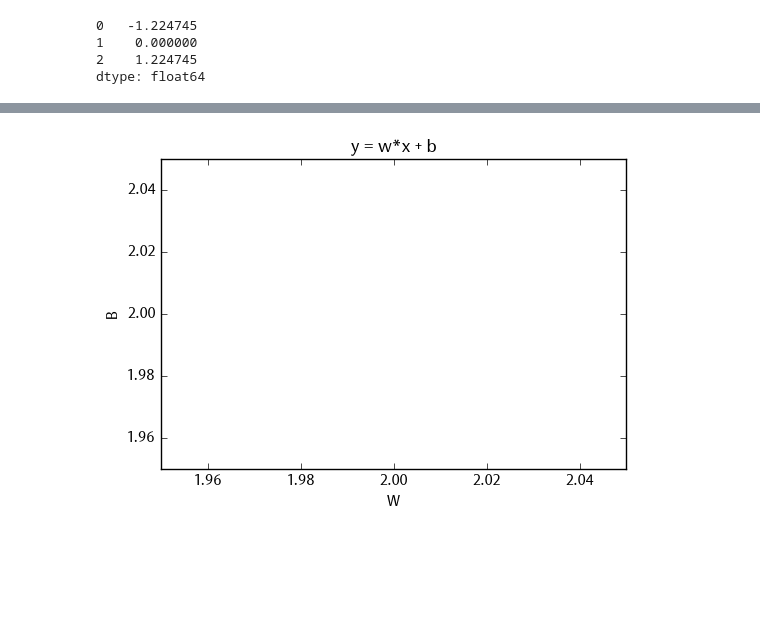
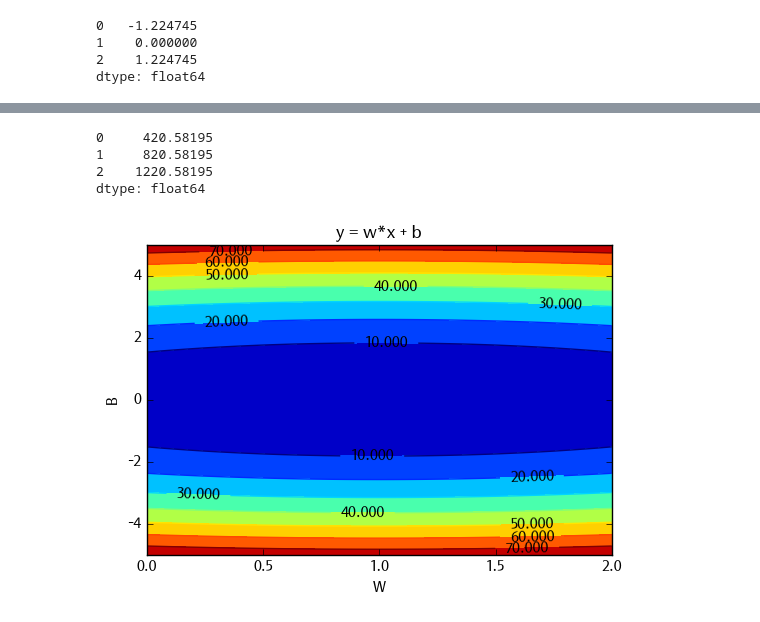
Before and after one commit to ntuaha/ML2016, a Jupyter notebook: hw1/learning.ipynb, the cells around one changed output, grey strips where cells are left out. Drawn from its saved outputs; the diff is of its cells as text; code cells hidden in the pictures; blank space fills up the shorter version.

```diff
--- a/hw1/learning.ipynb
+++ b/hw1/learning.ipynb
@@ -210,7 +210,7 @@ Name: cp_new, dtype: int64
 # %%
 w = 2
 Grw = 0
-b = 1
+b = 10
 Grb = 0
 eta = 1
 rounds = 1
@@ -226,11 +226,12 @@ rounds = 1
 #y = a['cp_new']
 #y = 2*x + 2
 x0 = pd.Series(np.array([1,2,3]))*200
-y0 = x*2 +2
+y0 = x0*2 +20
 
 x = (x0 - np.mean(x0)) / np.std(x0)
-y = (x0 - np.mean(y0)) / np.std(y0)
-
+y = (y0 - np.mean(y0)) / np.std(y0)
+#x = x0
+#y = y0
 
 
 def loss_function(w,b,x,y):
@@ -301,18 +312,29 @@ w:0.500 b:-1.230 eta:1.000 loss:0.000 rounds:17
+# %%
+#計算這個w 與 b
+def guess(x,w,b):
+    return (w*x+b) *np.std(y0) + np.mean(y0)
+guess(x,w,b)
+# %% [output]
+0     420.58195
+1     820.58195
+2    1220.58195
+dtype: float64
 # %%
 # http://matplotlib.org/examples/pylab_examples/contour_demo.html
-bL = np.linspace(1.95, 2.05, 100)
-wL = np.linspace(1.95, 2.05, 100)
+bL = np.linspace(-5, 5, 100)
+wL = np.linspace(0, 2, 100)
 W, B = np.meshgrid(wL, bL)
-Z = L(W,B,x,y)
+Z = loss_function(W,B,x,y)
 plt.xlabel("W")
 plt.ylabel("B")
 plt.title("y = w*x + b")
-levels = np.linspace(-0.005,0.005,21)
-CS = plt.contour(W,B,Z,levels=levels)
-plt.clabel(CS, inline=1, fontsize=10)
+#levels = np.linspace(-0.005,0.005,21)
+CS = plt.contour(W,B,Z)
+plt.contourf(W,B,Z)
+plt.clabel(CS, inline=1, fontsize=10,colors='black')
 plt.show()
 # %% [output]
-[figure, old version]
+[figure, new version]
 # %%
 #np.power(x.map(lambda x:w0*x+b0) - y,2)
 # %%
```
Also changed, not shown: parts of 10 cells of this notebook.
